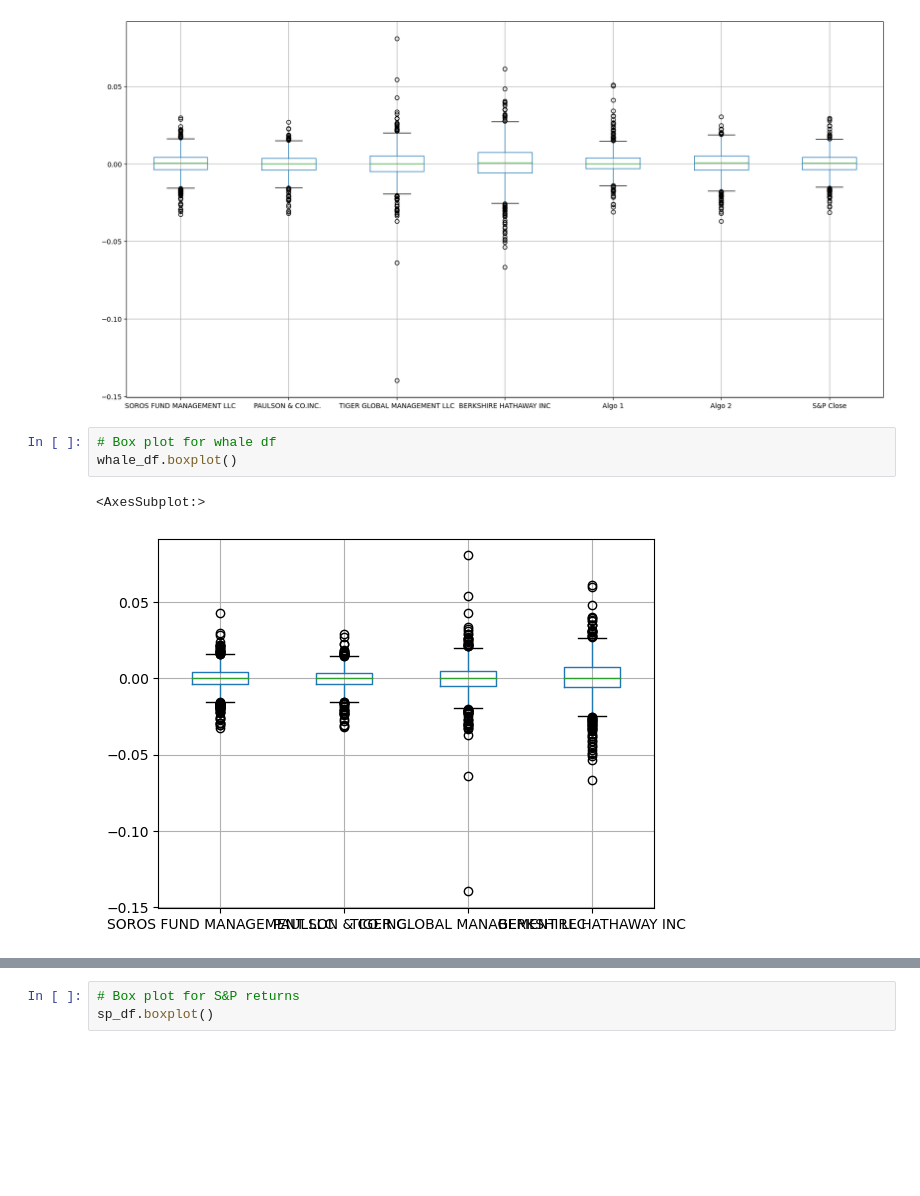
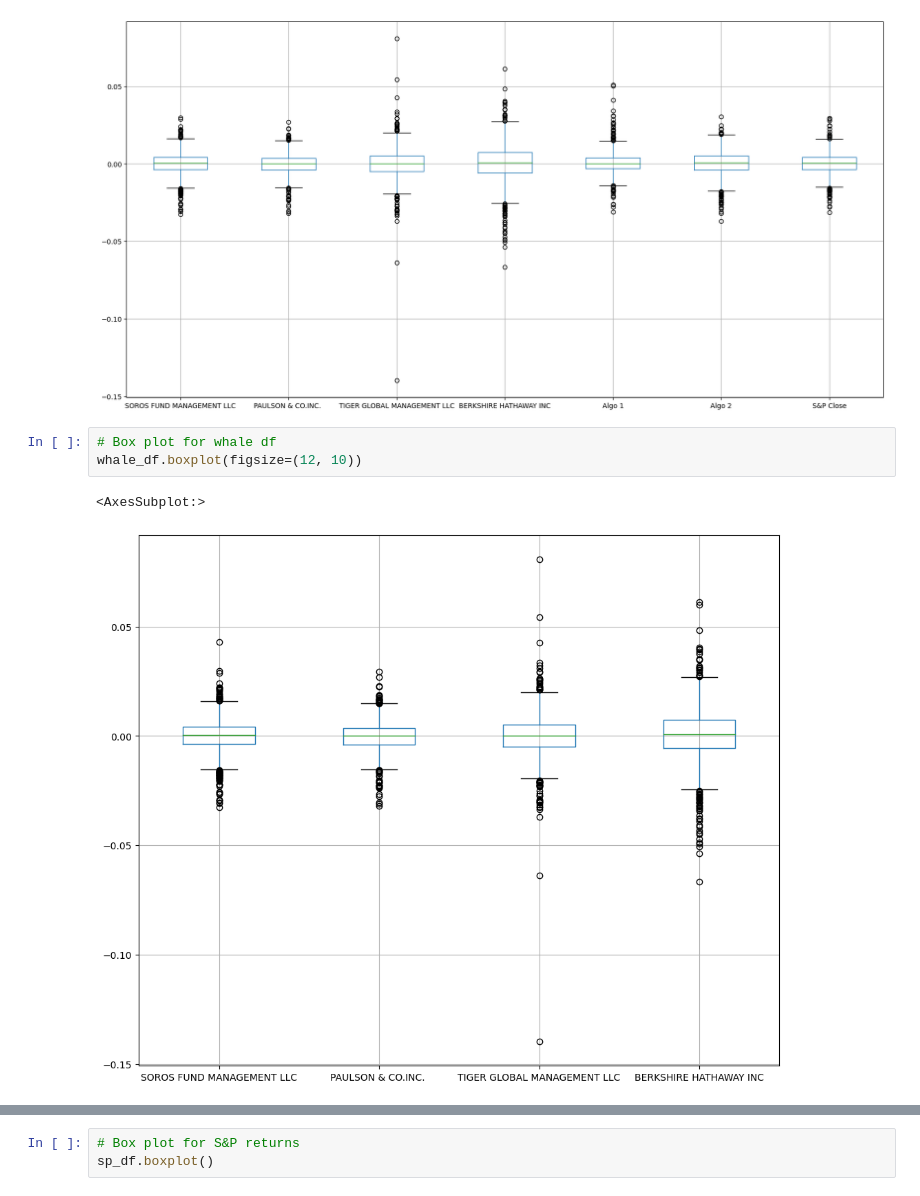
Before and after one commit to dileepadrd/module-4-challenge-algorithmic-trading-strategies, a Jupyter notebook: whale_analysis.ipynb, the cells around one changed output, grey strips where cells are left out. Drawn from its saved outputs; the diff is of its cells as text; blank space fills up the shorter version.

Commit message:
Resizing plots.

```diff
--- a/whale_analysis.ipynb
+++ b/whale_analysis.ipynb
@@ -244,9 +244,9 @@ con_df.boxplot(figsize=(20, 10))
 [figure]
 # %%
 # Box plot for whale df
-whale_df.boxplot()
+whale_df.boxplot(figsize=(12, 10))
 # %% [output]
 <AxesSubplot:>
-[figure, old version]
+[figure, new version]
 # %%
 # Box plot for algorithmic trading
```
Also changed, not shown: parts of 1 cell of this notebook.
